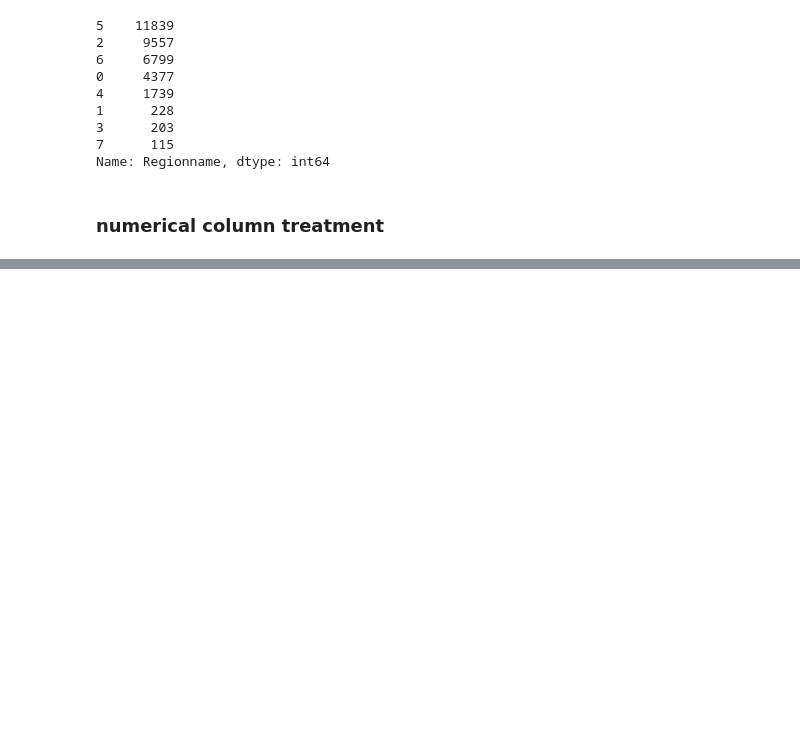
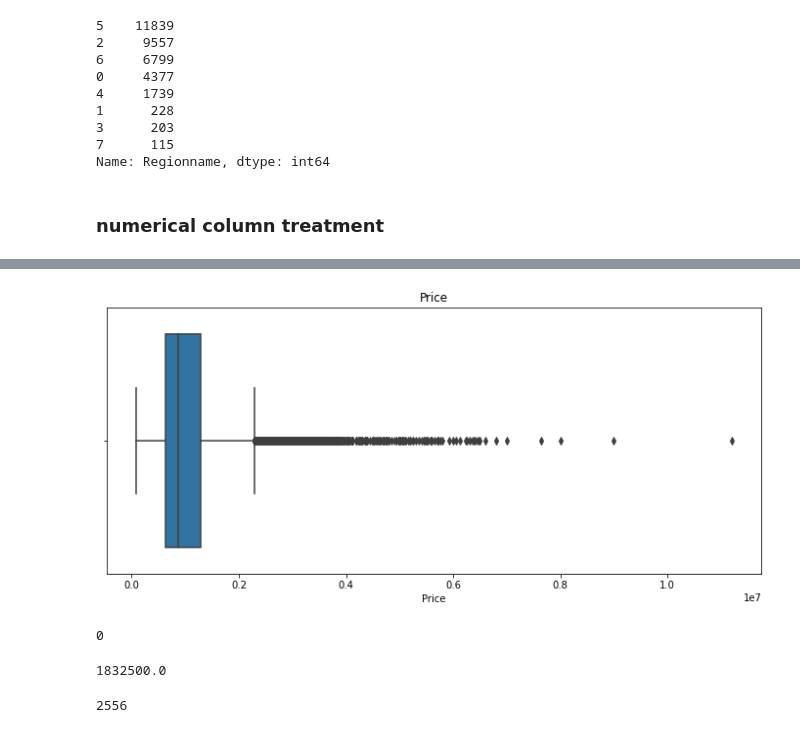
Before and after one commit to deepakjeff2/data-cleaning, a Jupyter notebook: Melbourne_housing_FULL EDA.ipynb, the cells around one changed output, grey strips where cells are left out. Saved outputs shown, nothing was run; the diff lists cells and outputs as text; code cells hidden in the pictures; blank space fills up the shorter version.

Commit message:
in numerical columns still distance is done

```diff
--- a/Melbourne_housing_FULL EDA.ipynb
+++ b/Melbourne_housing_FULL EDA.ipynb
@@ -257,0 +300,24 @@ Name: Regionname, dtype: int64
+# %%
+#this column has 21 percent missing values
+plt.figure(figsize=(12,5))
+sns.boxplot(df.Price)
+plt.title('Price')
+plt.show()
+# %% [output]
+[figure, added]
+# %%
+df.Price.fillna(df.Price.median(),inplace=True)
+df.Price.isnull().sum()
+# %% [output]
+0
+# %%
+Price_IQR = df.Price.quantile(0.75) - df.Price.quantile(0.25)
+Price_high = df.Price.quantile(0.75) + (1.5*Price_IQR)
+Price_high
+# %% [output]
+1832500.0
+# %%
+x = df['Price'][df['Price']>Price_high]
+x.count()
+# %% [output]
+2556
```
Also changed, not shown: parts of 17 cells of this notebook.
